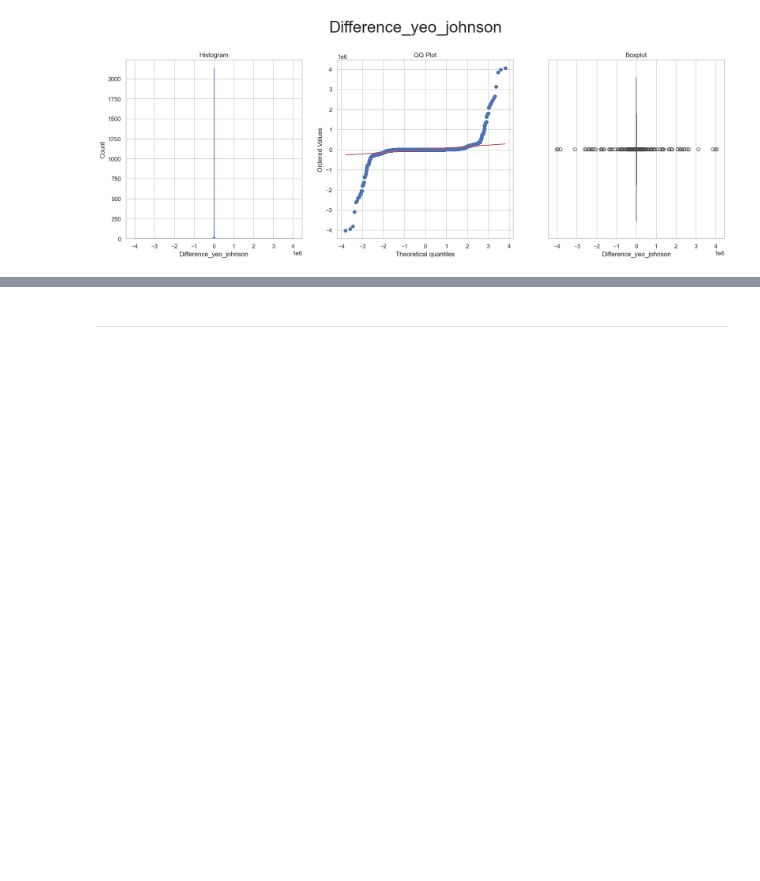
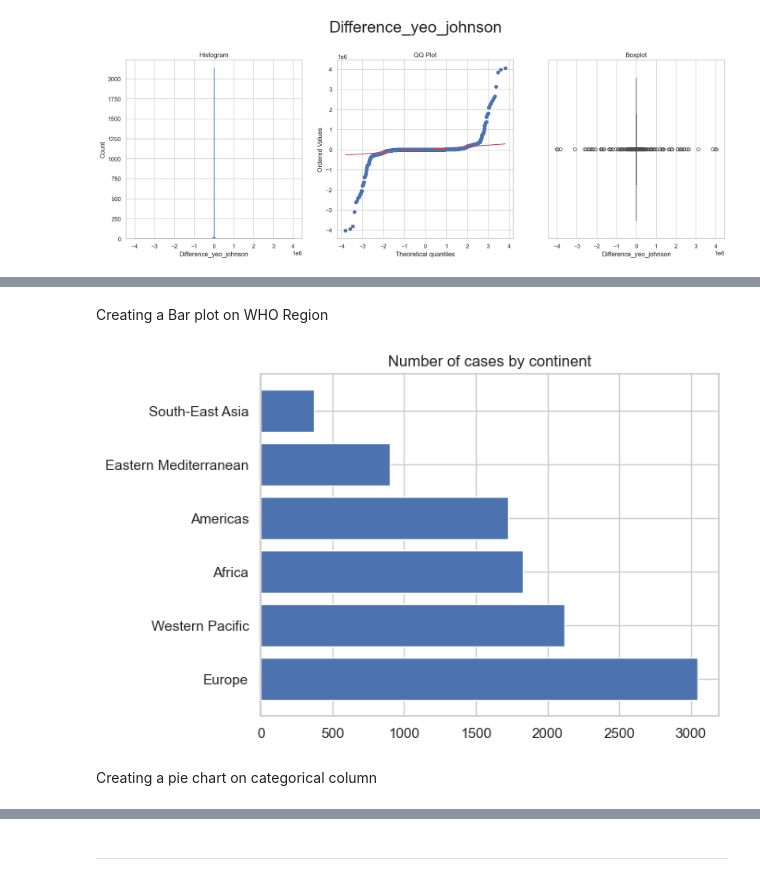
Before and after one commit to alikar84/First_project_Covid19-, a Jupyter notebook: jupyter_notebooks/Notebook_Template.ipynb, the cells around one changed output, grey strips where cells are left out. Drawn from its saved outputs; the diff is of its cells as text; code cells hidden in the pictures; blank space fills up the shorter version.

```diff
--- a/jupyter_notebooks/Notebook_Template.ipynb
+++ b/jupyter_notebooks/Notebook_Template.ipynb
@@ -957,0 +1064,3 @@ Section 2 content
+# %%
+cc=df['WHO Region'].value_counts()
+cc
@@ -957,0 +1076,10 @@ Section 2 content
+# %% [markdown]
+Creating a Bar plot on WHO Region
+# %%
+plt.barh(y=cc.index,width=cc)
+plt.title("Number of cases by continent")
+plt.show()
+# %% [output]
+[figure, added]
+# %% [markdown]
+Creating a pie chart on categorical column
```
Also changed, not shown: parts of 69 cells of this notebook.
